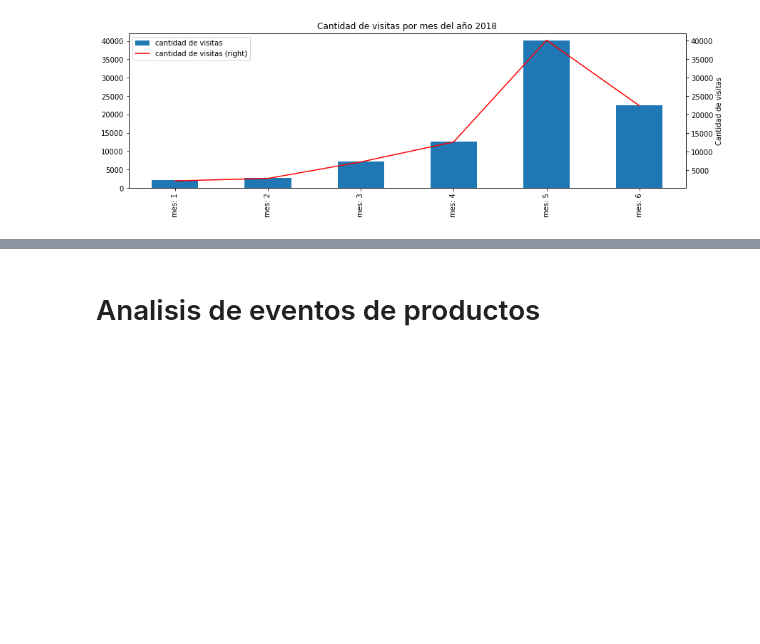
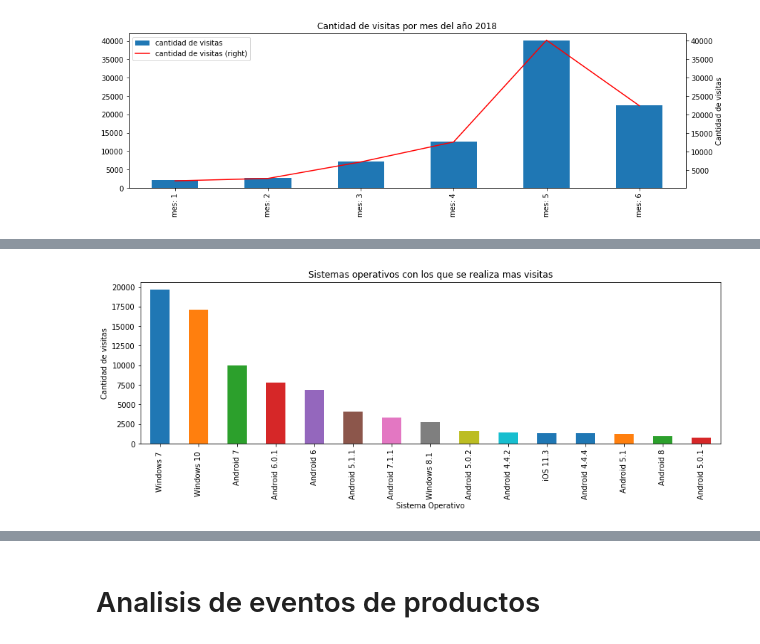
Before and after one commit to Memphis14F/datosTp1, a Jupyter notebook: WebAnalyticsEvents.ipynb, the cells around one changed output, grey strips where cells are left out. Saved outputs shown, nothing was run; the diff lists cells and outputs as text; code cells hidden in the pictures; blank space fills up the shorter version.

```diff
--- a/WebAnalyticsEvents.ipynb
+++ b/WebAnalyticsEvents.ipynb
@@ -236,0 +255,16 @@ plt.ylabel('Cantidad de visitas');
+# %%
+systems = visitas.loc[:, ['event','operating_system_version']]
+systems= systems.groupby('operating_system_version').size().reset_index()
+systems.rename({
+    0:'count'
+}, axis=1, inplace=True)
+systems.sort_values(by='count', ascending=False, inplace=True)
+
+plot_systems = systems.head(15)
+plot_systems = plot_systems.plot(x='operating_system_version', y='count', title = "Sistemas operativos con los que se realiza mas visitas",kind='bar',figsize=(14,4))
+plot_systems.set_ylabel('Cantidad de visitas')
+plot_systems.set_xlabel('Sistema Operativo')
+plot_systems.legend().set_visible(False)
+plt.show()
+# %% [output]
+[figure, added]
```
Also changed, not shown: parts of 14 cells of this notebook.
